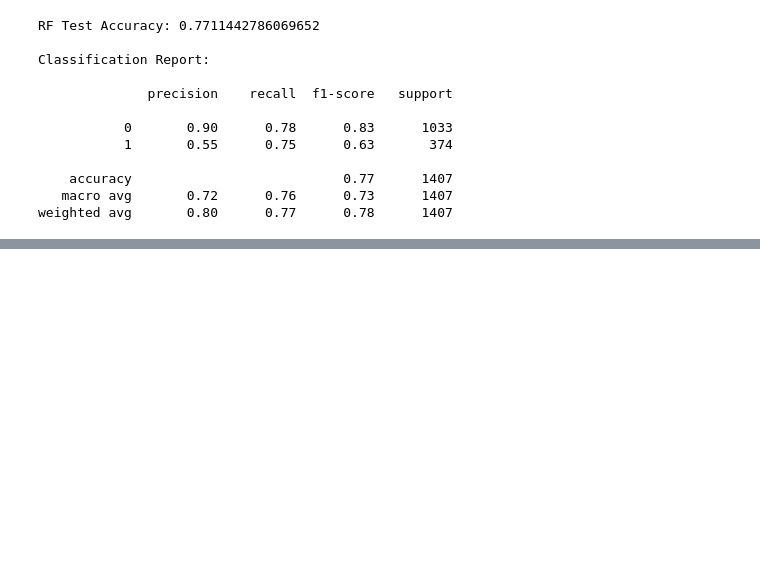
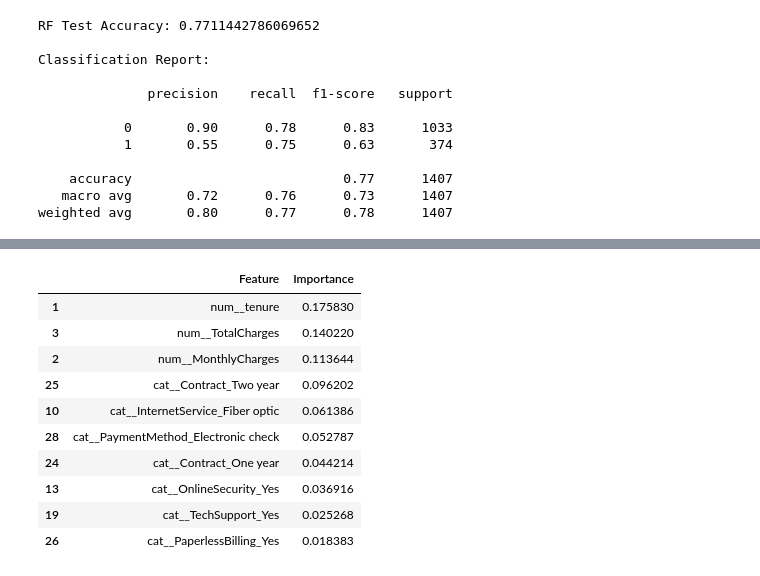
Before and after one commit to srikrishna725/telco-churn-ml-pipeline, a Jupyter notebook: notebooks/eda.ipynb, the cells around one changed output, grey strips where cells are left out. Saved outputs shown, nothing was run; the diff lists cells and outputs as text; code cells hidden in the pictures; blank space fills up the shorter version.

```diff
--- a/notebooks/eda.ipynb
+++ b/notebooks/eda.ipynb
@@ -357,0 +429,26 @@ weighted avg       0.80      0.77      0.78      1407
+# %%
+# Get feature names after preprocessing
+feature_names = best_rf.named_steps["preprocessor"].get_feature_names_out()
+
+# Get feature importances
+importances = best_rf.named_steps["model"].feature_importances_
+
+# Create dataframe
+feature_importance_df = pd.DataFrame({
+    "Feature": feature_names,
+    "Importance": importances
+}).sort_values(by="Importance", ascending=False)
+
+feature_importance_df.head(10)
+# %% [output]
+|  | Feature | Importance |
+| 1 | num__tenure | 0.175830 |
+| 3 | num__TotalCharges | 0.140220 |
+| 2 | num__MonthlyCharges | 0.113644 |
+| 25 | cat__Contract_Two year | 0.096202 |
+| 10 | cat__InternetService_Fiber optic | 0.061386 |
+| 28 | cat__PaymentMethod_Electronic check | 0.052787 |
+| 24 | cat__Contract_One year | 0.044214 |
+| 13 | cat__OnlineSecurity_Yes | 0.036916 |
+| 19 | cat__TechSupport_Yes | 0.025268 |
+| 26 | cat__PaperlessBilling_Yes | 0.018383 |
```
Also changed, not shown: parts of 5 cells of this notebook.
